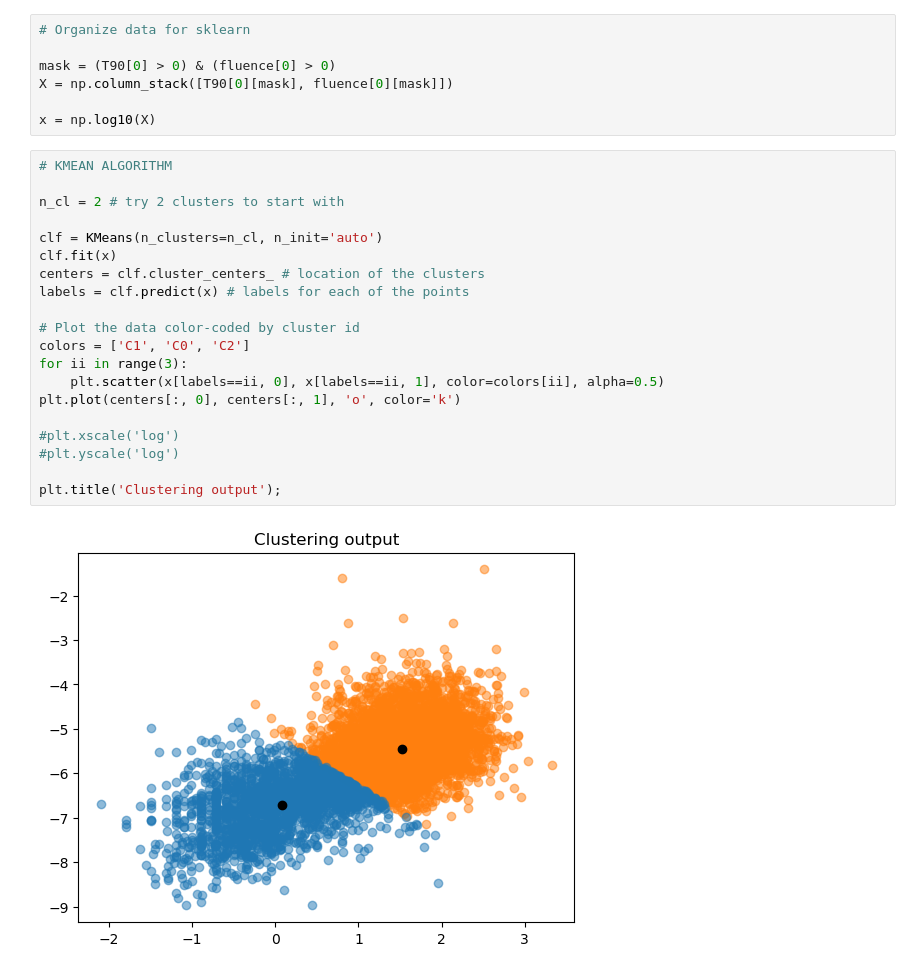
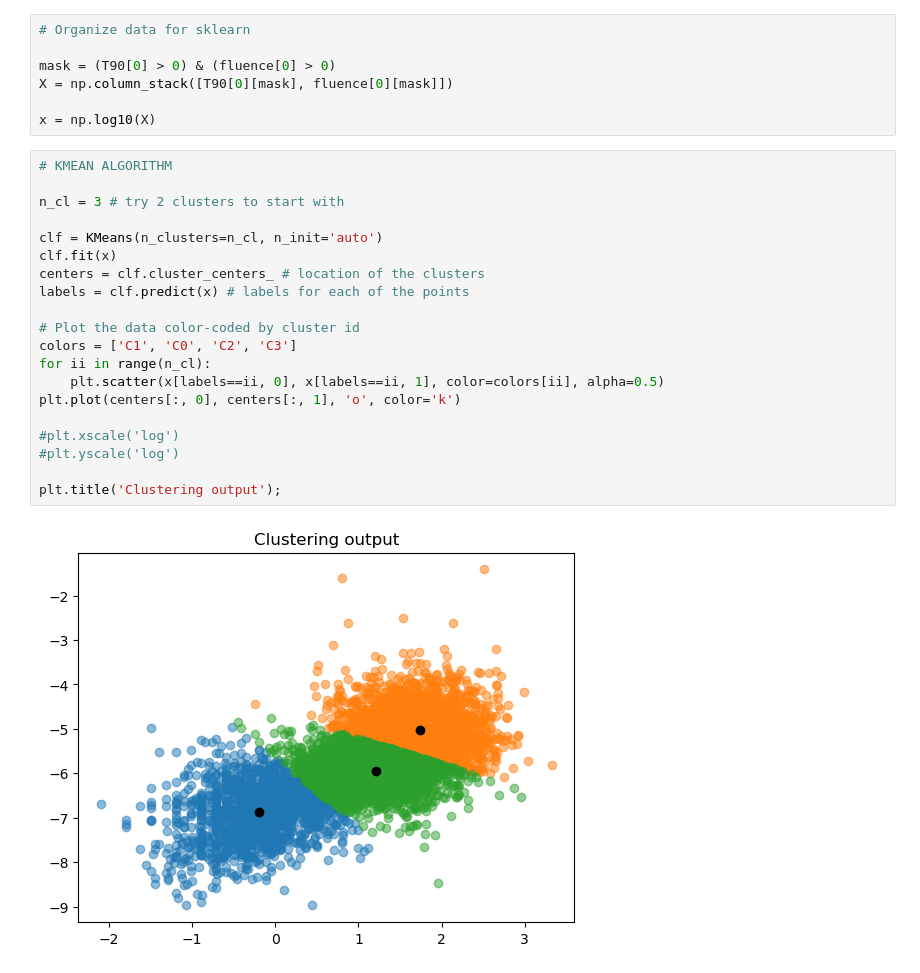
Before and after one commit to RoccoGiugni/ASML-24-25, a Jupyter notebook: L14/L14.ipynb, the cells around one changed output. Cells and saved outputs as stored; diff of their text form.

```diff
--- a/L14/L14.ipynb
+++ b/L14/L14.ipynb
@@ -76,25 +72,25 @@ x = np.log10(X)
 # %%
 # KMEAN ALGORITHM
 
-n_cl = 2 # try 2 clusters to start with
+n_cl = 3 # try 2 clusters to start with
 
 clf = KMeans(n_clusters=n_cl, n_init='auto')
 clf.fit(x)
 centers = clf.cluster_centers_ # location of the clusters
 labels = clf.predict(x) # labels for each of the points
 
 # Plot the data color-coded by cluster id
-colors = ['C1', 'C0', 'C2']
-for ii in range(3):
+colors = ['C1', 'C0', 'C2', 'C3']
+for ii in range(n_cl):
     plt.scatter(x[labels==ii, 0], x[labels==ii, 1], color=colors[ii], alpha=0.5)
 plt.plot(centers[:, 0], centers[:, 1], 'o', color='k')
 
 #plt.xscale('log')
 #plt.yscale('log')
 
 plt.title('Clustering output');
 # %% [output]
-[figure, old version]
+[figure, new version]
 # %%
 # MEAN-SHIFT ALGORITHM
 
```
Also changed, not shown: parts of 6 cells of this notebook, 2 other files.
